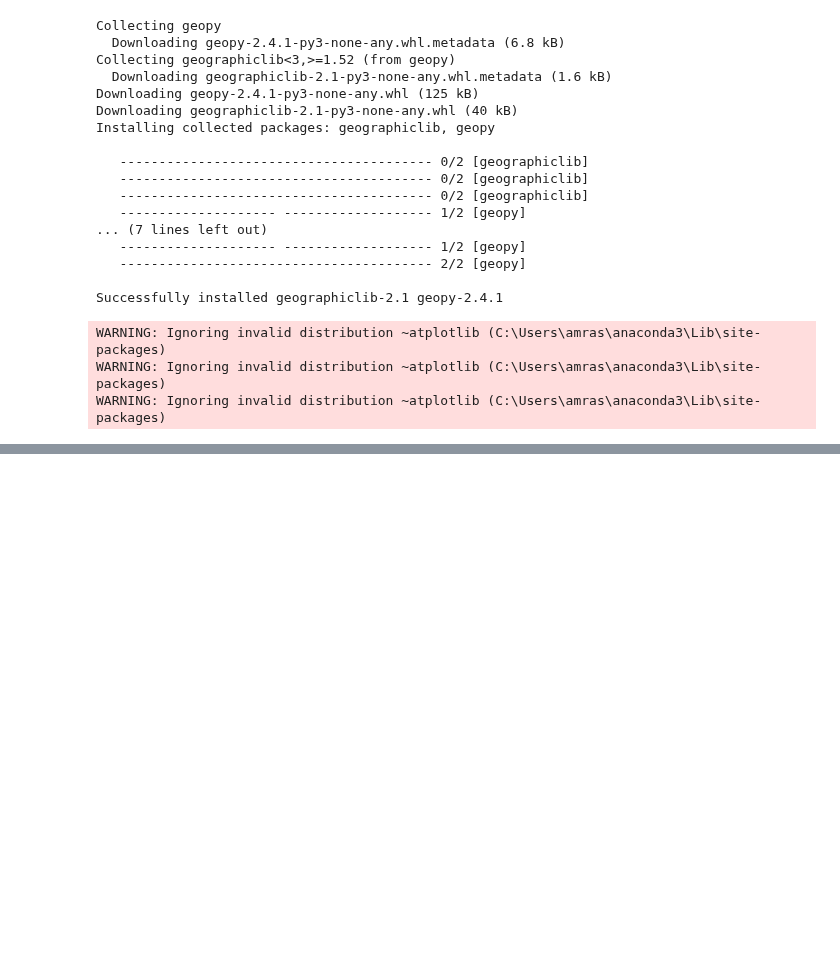
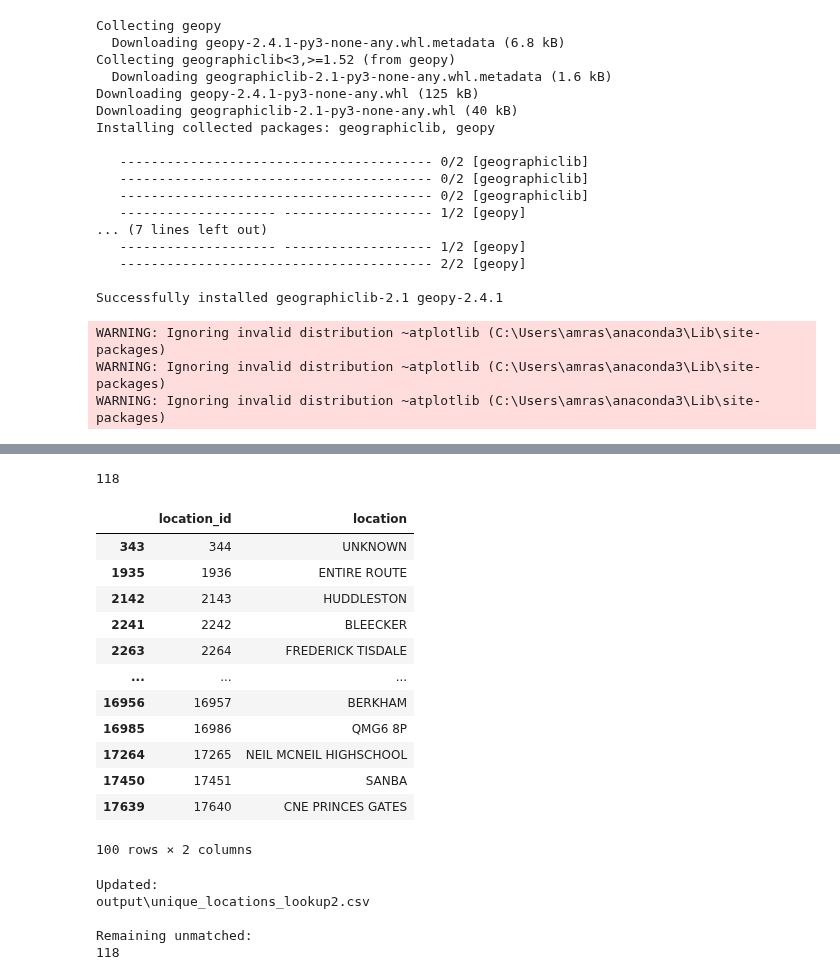
Before and after one commit to FathimaAmra/TTC-Predictive-Reliability-Intelligence-System, a Jupyter notebook: geocoding.ipynb, the cells around one changed output, grey strips where cells are left out. Cells and saved outputs as stored; diff of their text form; code cells hidden in the pictures; blank space fills up the shorter version.

```diff
--- a/geocoding.ipynb
+++ b/geocoding.ipynb
@@ -323,0 +680,52 @@ Unmatched: 3025
+# %%
+unmatched_final = updated[updated["match_type"]=="unmatched"][["location_id", "location"]]
+print(len(unmatched_final))
+unmatched_final.head(100)
+# %% [output]
+118
+|  | location_id | location |
+| 343 | 344 | UNKNOWN |
+| 1935 | 1936 | ENTIRE ROUTE |
+| 2142 | 2143 | HUDDLESTON |
+| 2241 | 2242 | BLEECKER |
+| 2263 | 2264 | FREDERICK TISDALE |
+| ... | ... | ... |
+| 16956 | 16957 | BERKHAM |
+| 16985 | 16986 | QMG6 8P |
+| 17264 | 17265 | NEIL MCNEIL HIGHSCHOOL |
+| 17450 | 17451 | SANBA |
+| 17639 | 17640 | CNE PRINCES GATES |
+100 rows × 2 columns
+# %%
+file = OUTPUT_DIR / "unique_locations_lookup2.csv"
+updated = pd.read_csv(file)
+
+# Remove classification column
+if "unmatched_category" in updated.columns:
+    updated.drop(
+        columns=["unmatched_category"],
+        inplace=True
+    )
+
+# Ensure unmatched rows have null location fields
+mask = updated["match_type"] == "unmatched"
+updated.loc[mask, "gtfs_stop_name"] = None
+updated.loc[mask, "stop_lat"] = None
+updated.loc[mask, "stop_lon"] = None
+
+# Save back
+updated.to_csv(file, index=False)
+print("Updated:")
+print(file)
+print("\nRemaining unmatched:")
+print(
+    updated["match_type"]
+    .value_counts()
+    .get("unmatched",0)
+)
+# %% [output]
+Updated:
+output\unique_locations_lookup2.csv
+
+Remaining unmatched:
+118
```
Also changed, not shown: parts of 6 cells of this notebook, 6 other files.
